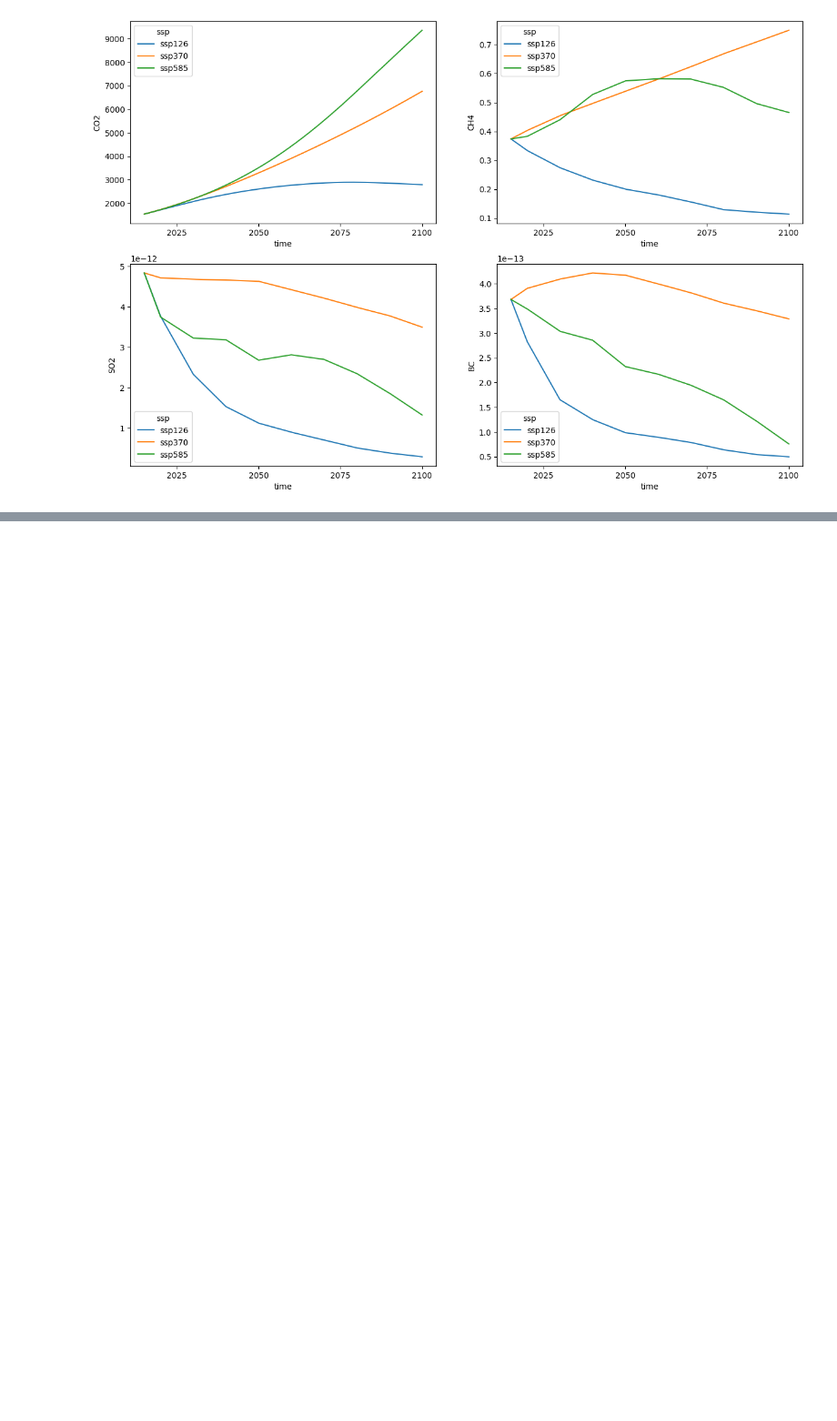
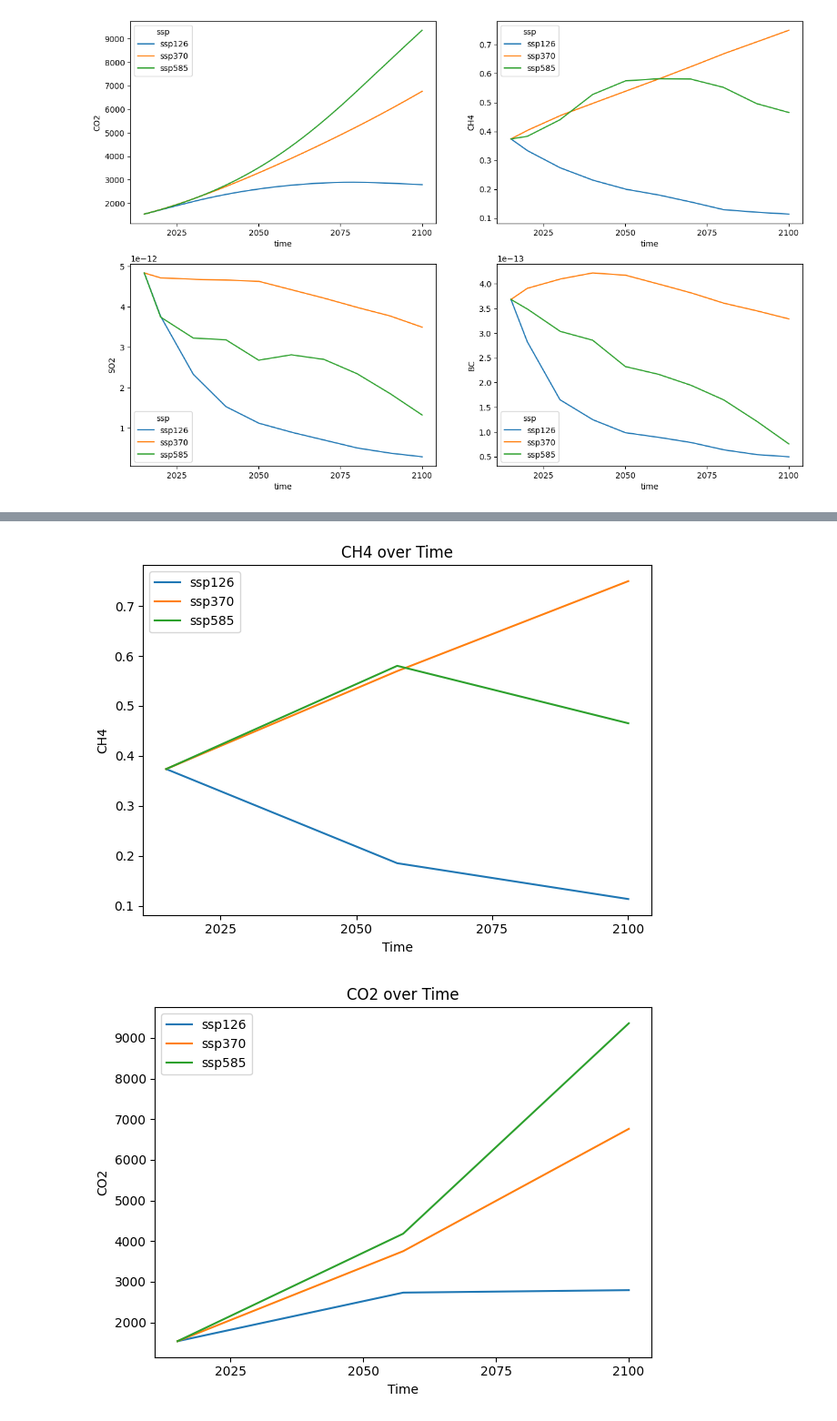
Before and after one commit to srikar-eranky/group12-cse151b-spring2025-competition, a Jupyter notebook: notebooks/data-exploration-basic.ipynb, the cells around one changed output, grey strips where cells are left out. Shown at 91% size. Cells and saved outputs as stored; diff of their text form; code cells hidden in the pictures; blank space fills up the shorter version.

```diff
--- a/notebooks/data-exploration-basic.ipynb
+++ b/notebooks/data-exploration-basic.ipynb
@@ -68,0 +183,31 @@ _ = global_mean_data.BC.plot(ax=axes[3], hue="ssp")
+# %%
+scenarios = ['ssp126', 'ssp370', 'ssp585']
+
+# Plot CH4 over time for all scenarios on one figure
+plt.figure()
+for ssp in scenarios:
+  data_subset = data.isel(time=[0, data.time.size // 2, -1]).sel(ssp=ssp, member_id=0)
+  times = data_subset['time'].values
+  plt.plot(times, data_subset['CH4'].values, label=ssp)
+plt.title('CH4 over Time')
+plt.xlabel('Time')
+plt.ylabel('CH4')
+plt.legend()
+plt.tight_layout()
+plt.show()
+
+# Plot CO2 over time for all scenarios on one figure
+plt.figure()
+for ssp in scenarios:
+  data_subset = data.isel(time=[0, data.time.size // 2, -1]).sel(ssp=ssp, member_id=0)
+  times = data_subset['time'].values
+  plt.plot(times, data_subset['CO2'].values, label=ssp)
+plt.title('CO2 over Time')
+plt.xlabel('Time')
+plt.ylabel('CO2')
+plt.legend()
+plt.tight_layout()
+plt.show()
+# %% [output]
+[figure, added]
+[figure, added]
```
Also changed, not shown: parts of 10 cells of this notebook.
